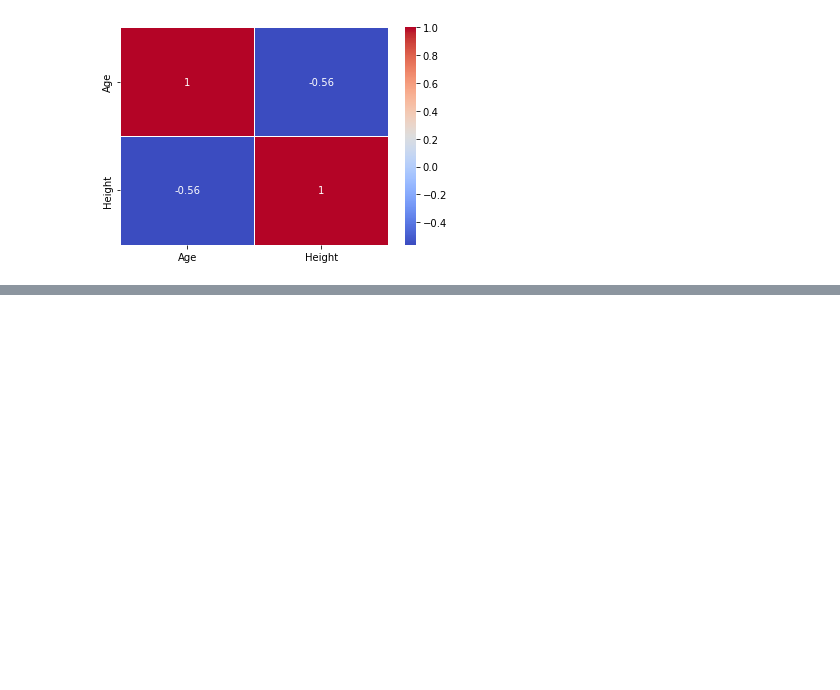
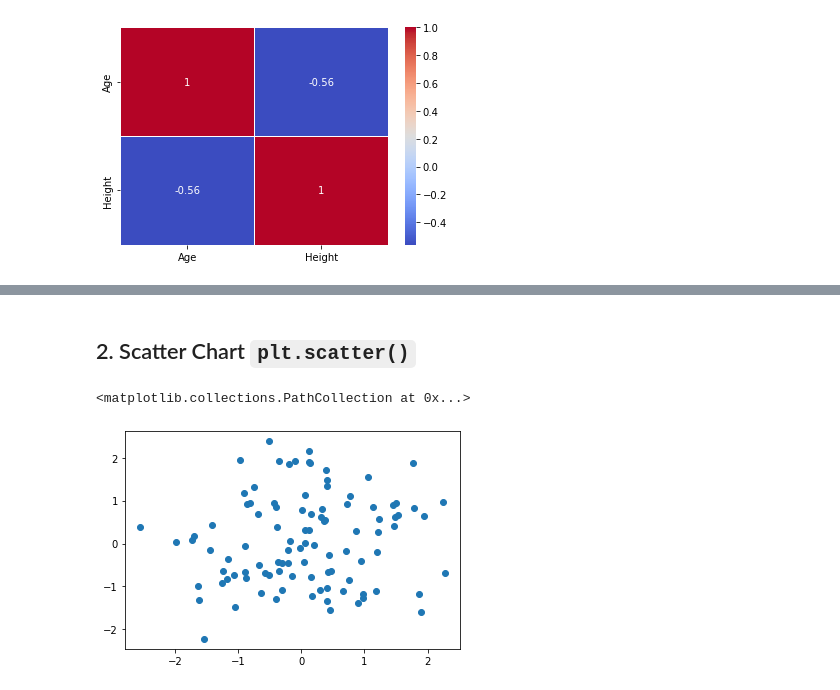
Before and after one commit to Slliki/Python_Data_Analysis, a Jupyter notebook: Python/Data Visualization.ipynb, the cells around one changed output, grey strips where cells are left out. Cells and saved outputs as stored; diff of their text form; code cells hidden in the pictures; blank space fills up the shorter version.

```diff
--- a/Python/Data Visualization.ipynb
+++ b/Python/Data Visualization.ipynb
@@ -136,0 +160,10 @@ plt.show()
+# %% [markdown]
+## 2. Scatter Chart `plt.scatter()`
+# %%
+rng = np.random.RandomState(0) #设置随机种子
+x = rng.randn(100) #return a sample (or samples) from the “standard normal” distribution.
+y = rng.randn(100)
+plt.scatter(x, y)
+# %% [output]
+<matplotlib.collections.PathCollection at 0x...>
+[figure, added]
```
Also changed, not shown: parts of 18 cells of this notebook, 7 other files.
